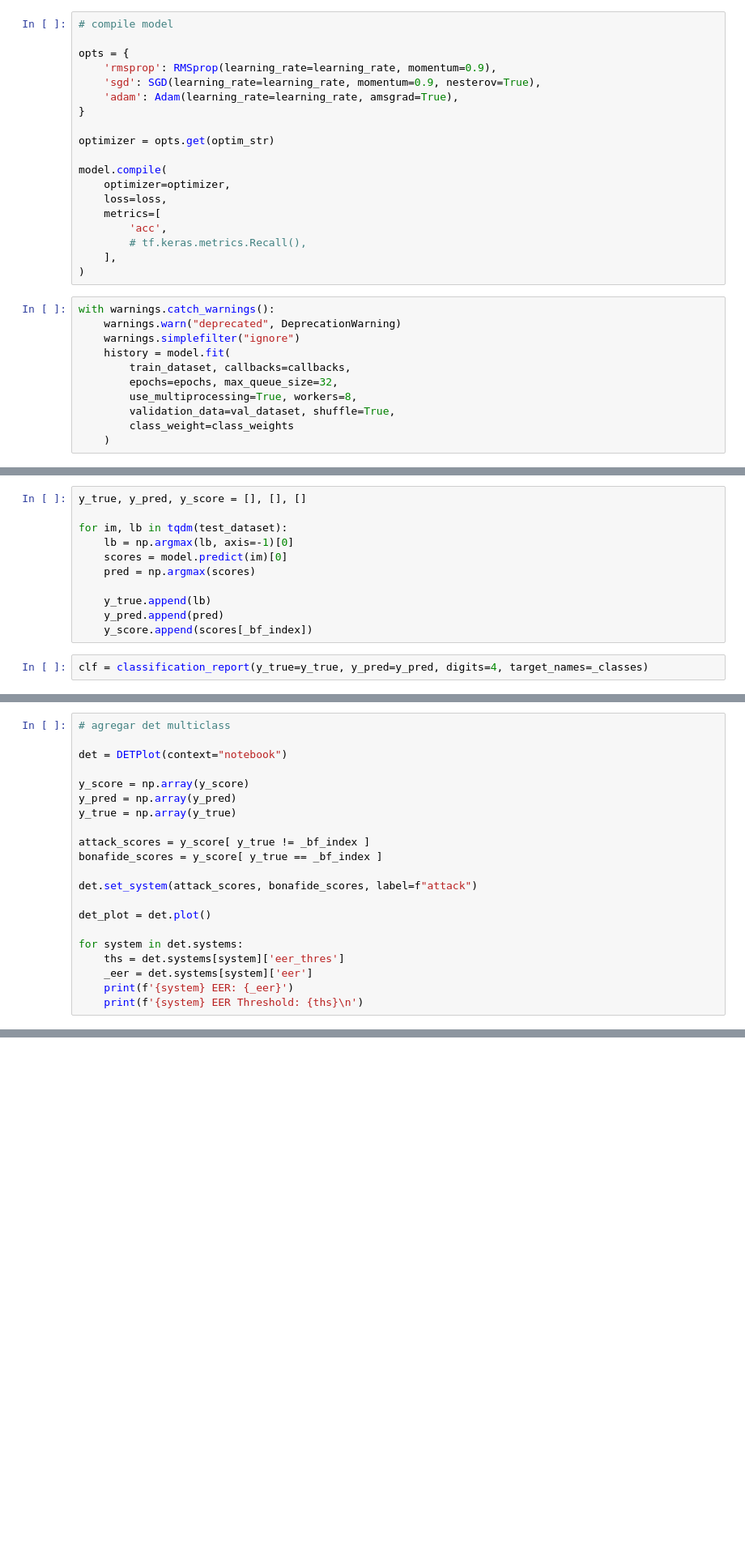
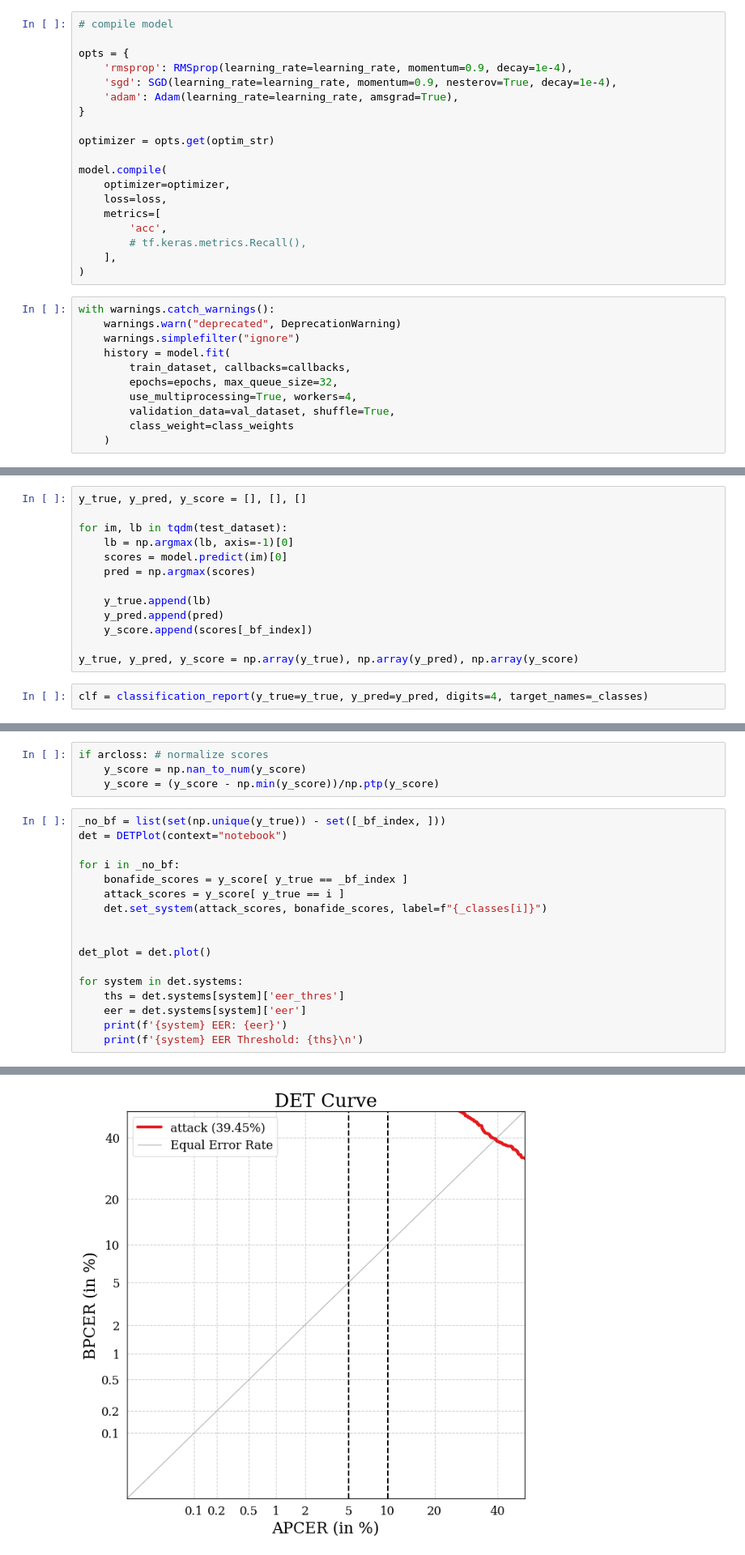
Before and after one commit to Choapinus/thesis-msc-2022, a Jupyter notebook: notebooks/train.ipynb, the cells around one changed output, grey strips where cells are left out. Shown at 81% size. Drawn from its saved outputs; the diff is of its cells as text; blank space fills up the shorter version.

```diff
--- a/notebooks/train.ipynb
+++ b/notebooks/train.ipynb
@@ -451,8 +463,8 @@ callbacks = [
 # compile model
 
 opts = {
-    'rmsprop': RMSprop(learning_rate=learning_rate, momentum=0.9),
-    'sgd': SGD(learning_rate=learning_rate, momentum=0.9, nesterov=True),
+    'rmsprop': RMSprop(learning_rate=learning_rate, momentum=0.9, decay=1e-4),
+    'sgd': SGD(learning_rate=learning_rate, momentum=0.9, nesterov=True, decay=1e-4),
     'adam': Adam(learning_rate=learning_rate, amsgrad=True),
 }
 
@@ -473,7 +485,7 @@ with warnings.catch_warnings():
     history = model.fit(
         train_dataset, callbacks=callbacks,
         epochs=epochs, max_queue_size=32,
-        use_multiprocessing=True, workers=8,
+        use_multiprocessing=True, workers=4,
         validation_data=val_dataset, shuffle=True,
         class_weight=class_weights
     )
@@ -529,6 +551,8 @@ for im, lb in tqdm(test_dataset):
     y_true.append(lb)
     y_pred.append(pred)
     y_score.append(scores[_bf_index])
+
+y_true, y_pred, y_score = np.array(y_true), np.array(y_pred), np.array(y_score)
 # %%
 clf = classification_report(y_true=y_true, y_pred=y_pred, digits=4, target_names=_classes)
 # %%
@@ -554,21 +596,22 @@ plt.plot()
+# %%
+if arcloss: # normalize scores
+    y_score = np.nan_to_num(y_score)
+    y_score = (y_score - np.min(y_score))/np.ptp(y_score)
 # %%
-# agregar det multiclass
-
+_no_bf = list(set(np.unique(y_true)) - set([_bf_index, ]))
 det = DETPlot(context="notebook")
 
-y_score = np.array(y_score)
-y_pred = np.array(y_pred)
-y_true = np.array(y_true)
+for i in _no_bf:
+    bonafide_scores = y_score[ y_true == _bf_index ]
+    attack_scores = y_score[ y_true == i ]
+    det.set_system(attack_scores, bonafide_scores, label=f"{_classes[i]}")
 
-attack_scores = y_score[ y_true != _bf_index ]
-bonafide_scores = y_score[ y_true == _bf_index ]
-
-det.set_system(attack_scores, bonafide_scores, label=f"attack")
 
 det_plot = det.plot()
 
 for system in det.systems:
     ths = det.systems[system]['eer_thres']
-    _eer = det.systems[system]['eer']
-    print(f'{system} EER: {_eer}')
+    eer = det.systems[system]['eer']
+    print(f'{system} EER: {eer}')
     print(f'{system} EER Threshold: {ths}\n')
+# %% [output]
@@ -575,3 +623,4 @@ for system in det.systems:
+[figure, added]
 # %%
 threshold = ths
 attack_scores, bonafide_scores, attack_true, bonafide_true = split_scores(y_true, y_score, bonafide_label=_bf_index)
```
Also changed, not shown: parts of 25 cells of this notebook, 4 other files.
